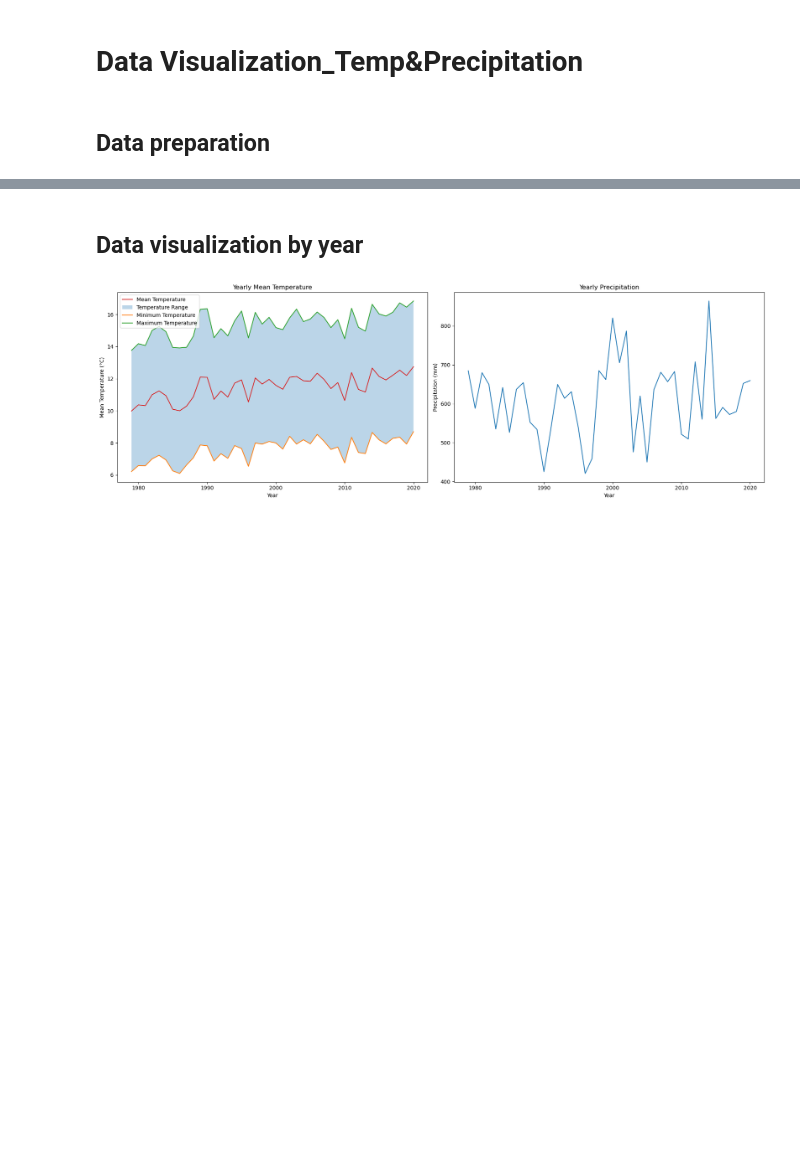
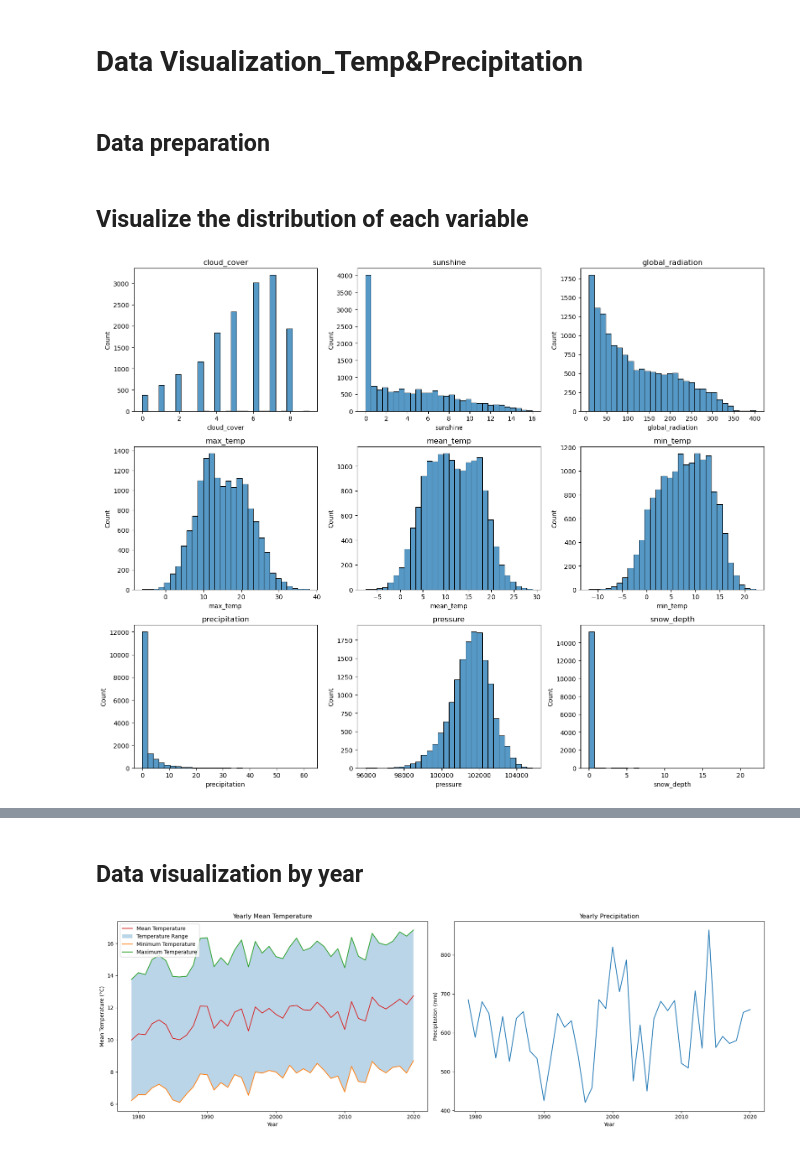
Before and after one commit to xiaoma052023/FinalProject, a Jupyter notebook: Code/DataVisualization.ipynb, the cells around one changed output, grey strips where cells are left out. Cells and saved outputs as stored; diff of their text form; code cells hidden in the pictures; blank space fills up the shorter version.

```diff
--- a/Code/DataVisualization.ipynb
+++ b/Code/DataVisualization.ipynb
@@ -43,3 +45,27 @@ mean_temp_weekly_two = mean_temp_weekly[mean_temp_weekly.index.year >= two_years
 min_temp_weekly_two = min_temp_weekly[min_temp_weekly.index.year >= two_years]
 max_temp_weekly_two = max_temp_weekly[max_temp_weekly.index.year >= two_years]
 precipitation_weekly_two = precipitation_weekly[precipitation_weekly.index.year >= two_years]
+# %% [markdown]
+## Visualize the distribution of each variable
+# %%
+# Extract the variables that we need to visualize
+variables = ['cloud_cover', 'sunshine', 'global_radiation', 'max_temp',
+             'mean_temp', 'min_temp', 'precipitation', 'pressure',
+             'snow_depth']
+
+# Create the subplots
+fig, axes = plt.subplots(3, 3, figsize=(15, 12))
+
+# Create the hist gram for each variable
+for i, var in enumerate(variables):
+    row = i // 3
+    col = i % 3
+    sns.histplot(data[var], bins=30, kde=False, ax=axes[row, col])
+    axes[row, col].set_title(var)
+
+# Adjust the layout of the subplots
+plt.tight_layout()
+plt.savefig('feature_visualization.png')
+plt.show()
+# %% [output]
+[figure, added]
```
Also changed, not shown: parts of 3 cells of this notebook, 3 other files.
